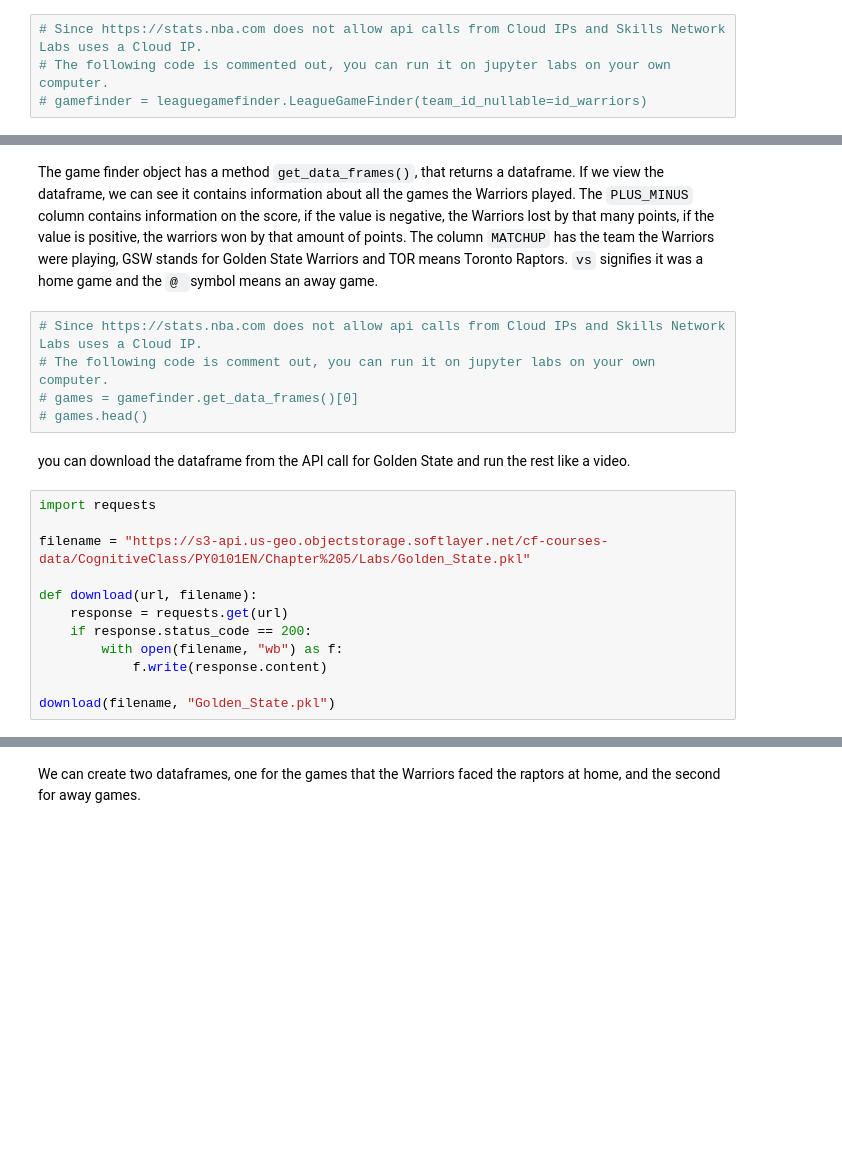
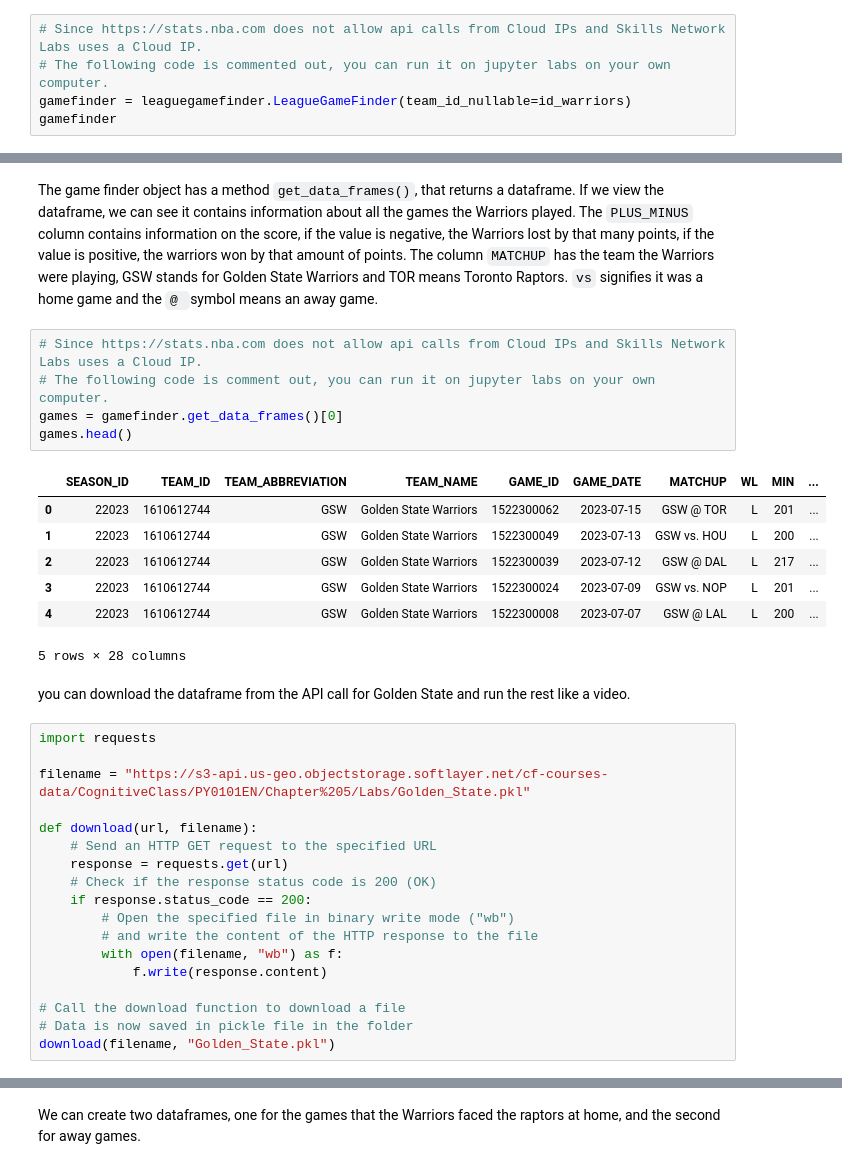
Before and after one commit to honhanbao/Python-Tutorials, a Jupyter notebook: APIs and Webscraping/Simple APIs/PY0101EN-5.1_Intro_API.ipynb, the cells around one changed output, grey strips where cells are left out. Cells and saved outputs as stored; diff of their text form; blank space fills up the shorter version.

```diff
--- a/APIs and Webscraping/Simple APIs/PY0101EN-5.1_Intro_API.ipynb
+++ b/APIs and Webscraping/Simple APIs/PY0101EN-5.1_Intro_API.ipynb
@@ -152,4 +165,5 @@ The information requested is provided and is transmitted via an HTTP response th
 # %%
 # Since https://stats.nba.com does not allow api calls from Cloud IPs and Skills Network Labs uses a Cloud IP.
 # The following code is commented out, you can run it on jupyter labs on your own computer.
-# gamefinder = leaguegamefinder.LeagueGameFinder(team_id_nullable=id_warriors)
+gamefinder = leaguegamefinder.LeagueGameFinder(team_id_nullable=id_warriors)
+gamefinder
@@ -164,8 +206,16 @@ The game finder object has a method <code>get_data_frames()</code>, that returns
 # %%
 # Since https://stats.nba.com does not allow api calls from Cloud IPs and Skills Network Labs uses a Cloud IP.
 # The following code is comment out, you can run it on jupyter labs on your own computer.
-# games = gamefinder.get_data_frames()[0]
-# games.head()
+games = gamefinder.get_data_frames()[0]
+games.head()
+# %% [output]
+|  | SEASON_ID | TEAM_ID | TEAM_ABBREVIATION | TEAM_NAME | GAME_ID | GAME_DATE | MATCHUP | WL | MIN | ... |
+| 0 | 22023 | 1610612744 | GSW | Golden State Warriors | 1522300062 | 2023-07-15 | GSW @ TOR | L | 201 | ... |
+| 1 | 22023 | 1610612744 | GSW | Golden State Warriors | 1522300049 | 2023-07-13 | GSW vs. HOU | L | 200 | ... |
+| 2 | 22023 | 1610612744 | GSW | Golden State Warriors | 1522300039 | 2023-07-12 | GSW @ DAL | L | 217 | ... |
+| 3 | 22023 | 1610612744 | GSW | Golden State Warriors | 1522300024 | 2023-07-09 | GSW vs. NOP | L | 201 | ... |
+| 4 | 22023 | 1610612744 | GSW | Golden State Warriors | 1522300008 | 2023-07-07 | GSW @ LAL | L | 200 | ... |
+5 rows × 28 columns
 # %% [markdown]
 you can download the dataframe from the API call for Golden State and run the rest like a video.
 # %%
@@ -174,11 +224,17 @@ import requests
 filename = "https://s3-api.us-geo.objectstorage.softlayer.net/cf-courses-data/CognitiveClass/PY0101EN/Chapter%205/Labs/Golden_State.pkl"
 
 def download(url, filename):
+    # Send an HTTP GET request to the specified URL
     response = requests.get(url)
+    # Check if the response status code is 200 (OK)
     if response.status_code == 200:
+        # Open the specified file in binary write mode ("wb")
+        # and write the content of the HTTP response to the file
         with open(filename, "wb") as f:
             f.write(response.content)
 
+# Call the download function to download a file
+# Data is now saved in pickle file in the folder
 download(filename, "Golden_State.pkl")
 # %%
 file_name = "Golden_State.pkl"
```
Also changed, not shown: parts of 16 cells of this notebook, 7 other files.
